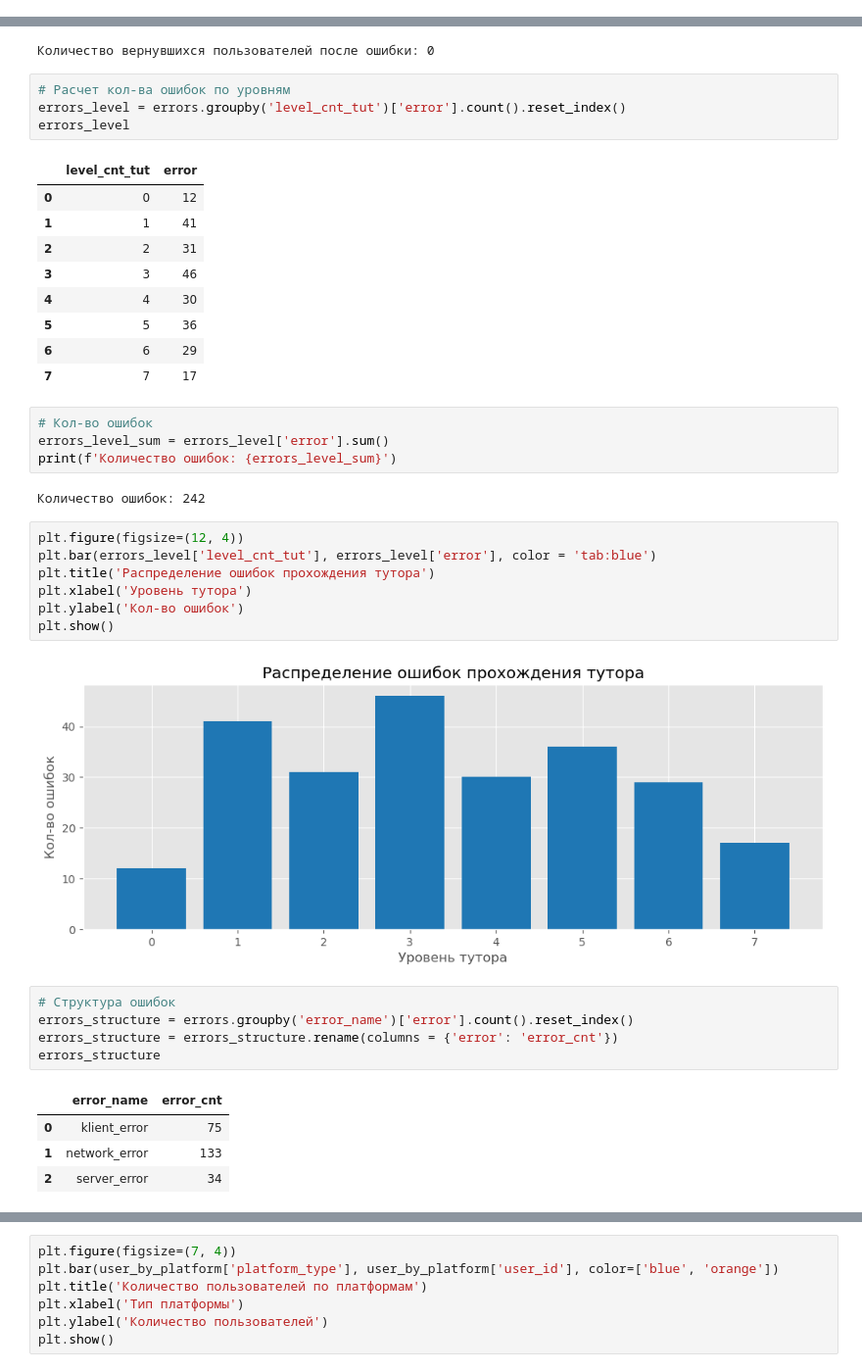
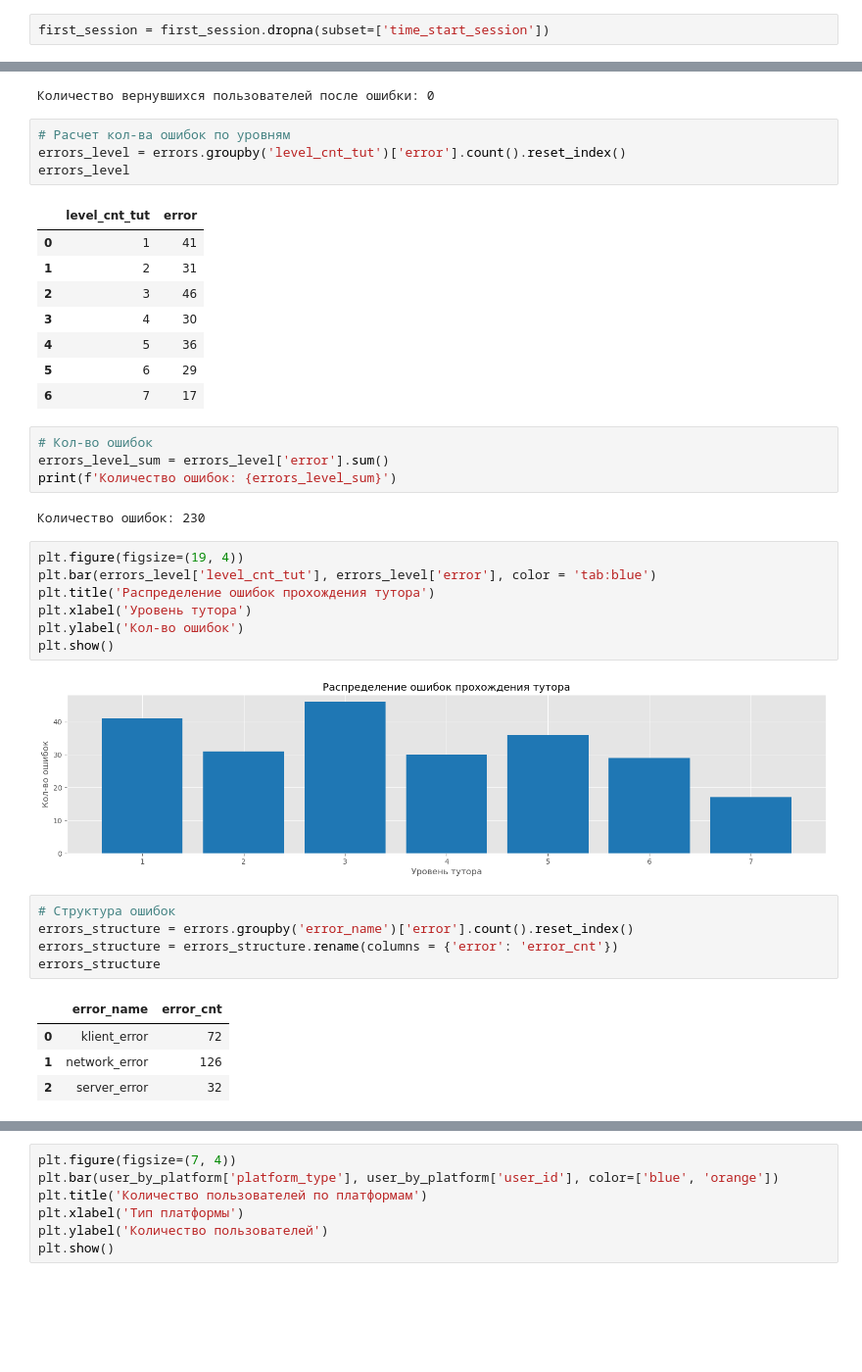
Before and after one commit to 7odzord/TMS-Diplom, a Jupyter notebook: diplom_Drozdov.ipynb, the cells around one changed output, grey strips where cells are left out. Shown at 98% size. Drawn from its saved outputs; the diff is of its cells as text; blank space fills up the shorter version.

```diff
--- a/diplom_Drozdov.ipynb
+++ b/diplom_Drozdov.ipynb
@@ -637,3 +653,5 @@ first_session
+# %%
+first_session = first_session.dropna(subset=['time_start_session'])
 # %%
 # Количество новых пользователей за 14 дней
 cnt_session = first_session['session_id'].count()
@@ -829,29 +851,28 @@ errors_level = errors.groupby('level_cnt_tut')['error'].count().reset_index()
 errors_level
 # %% [output]
 |  | level_cnt_tut | error |
-| 0 | 0 | 12 |
-| 1 | 1 | 41 |
-| 2 | 2 | 31 |
-| 3 | 3 | 46 |
-| 4 | 4 | 30 |
-| 5 | 5 | 36 |
-| 6 | 6 | 29 |
-| 7 | 7 | 17 |
+| 0 | 1 | 41 |
+| 1 | 2 | 31 |
+| 2 | 3 | 46 |
+| 3 | 4 | 30 |
+| 4 | 5 | 36 |
+| 5 | 6 | 29 |
+| 6 | 7 | 17 |
 # %%
 # Кол-во ошибок
 errors_level_sum = errors_level['error'].sum()
 print(f'Количество ошибок: {errors_level_sum}')
 # %% [output]
-Количество ошибок: 242
+Количество ошибок: 230
 # %%
-plt.figure(figsize=(12, 4))
+plt.figure(figsize=(19, 4))
 plt.bar(errors_level['level_cnt_tut'], errors_level['error'], color = 'tab:blue')
 plt.title('Распределение ошибок прохождения тутора')
 plt.xlabel('Уровень тутора')
 plt.ylabel('Кол-во ошибок')
 plt.show()
 # %% [output]
-[figure, old version]
+[figure, new version]
 # %%
 # Структура ошибок
 errors_structure = errors.groupby('error_name')['error'].count().reset_index()
@@ -859,9 +880,9 @@ errors_structure = errors_structure.rename(columns = {'error': 'error_cnt'})
 errors_structure
 # %% [output]
 |  | error_name | error_cnt |
-| 0 | klient_error | 75 |
-| 1 | network_error | 133 |
-| 2 | server_error | 34 |
+| 0 | klient_error | 72 |
+| 1 | network_error | 126 |
+| 2 | server_error | 32 |
 # %%
 plt.figure(figsize=(7, 4))
 plt.bar(errors_structure['error_name'], errors_structure['error_cnt'], color=['blue', 'orange', 'green'])
```
Also changed, not shown: parts of 16 cells of this notebook, 1 other file.
